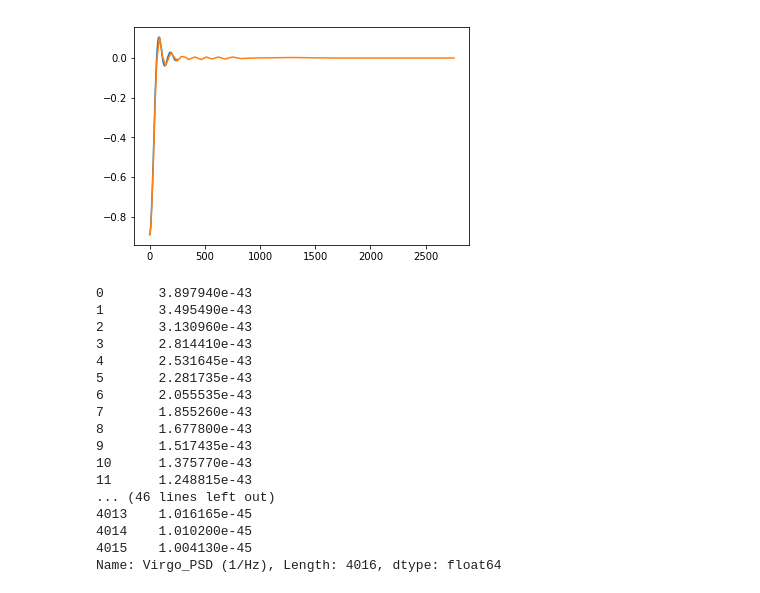
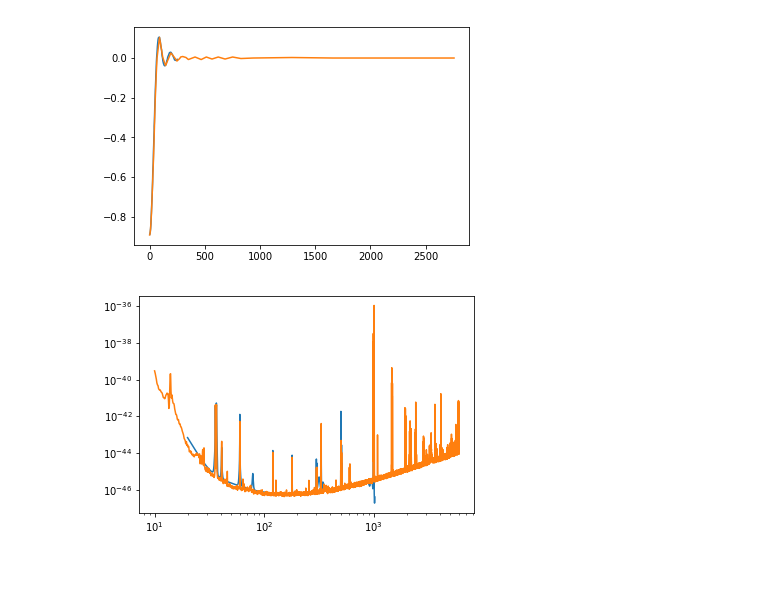
Before and after one commit to afarah18/stochastic_cosmo, a Jupyter notebook: horizon_dist_calculator.ipynb, the cells around one changed output. Drawn from its saved outputs; the diff is of its cells as text; code cells hidden in the pictures.

```diff
--- a/horizon_dist_calculator.ipynb
+++ b/horizon_dist_calculator.ipynb
@@ -622,23 +609,3 @@ plt.show()
 # %% [output]
 [figure]
 [figure]
-# %%
-PSDs_O2['Virgo_PSD (1/Hz)']
-# %% [output]
-0       3.897940e-43
-1       3.495490e-43
-2       3.130960e-43
-3       2.814410e-43
-4       2.531645e-43
-5       2.281735e-43
-6       2.055535e-43
-7       1.855260e-43
-8       1.677800e-43
-9       1.517435e-43
-10      1.375770e-43
-11      1.248815e-43
-... (46 lines left out)
-4013    1.016165e-45
-4014    1.010200e-45
-4015    1.004130e-45
-Name: Virgo_PSD (1/Hz), Length: 4016, dtype: float64
@@ -644,0 +637,9 @@ Name: Virgo_PSD (1/Hz), Length: 4016, dtype: float64
+# %%
+plt.plot(PSD_O1_xr.freq,PSD_O1_xr.Hanford)
+
+plt.plot(strain_O1_xr.freq,np.power(strain_O1_xr.Hanford,2))
+plt.yscale('log')
+plt.xscale('log')
+plt.show()
+# %% [output]
+[figure, added]
```
Also changed, not shown: parts of 4 cells of this notebook.
